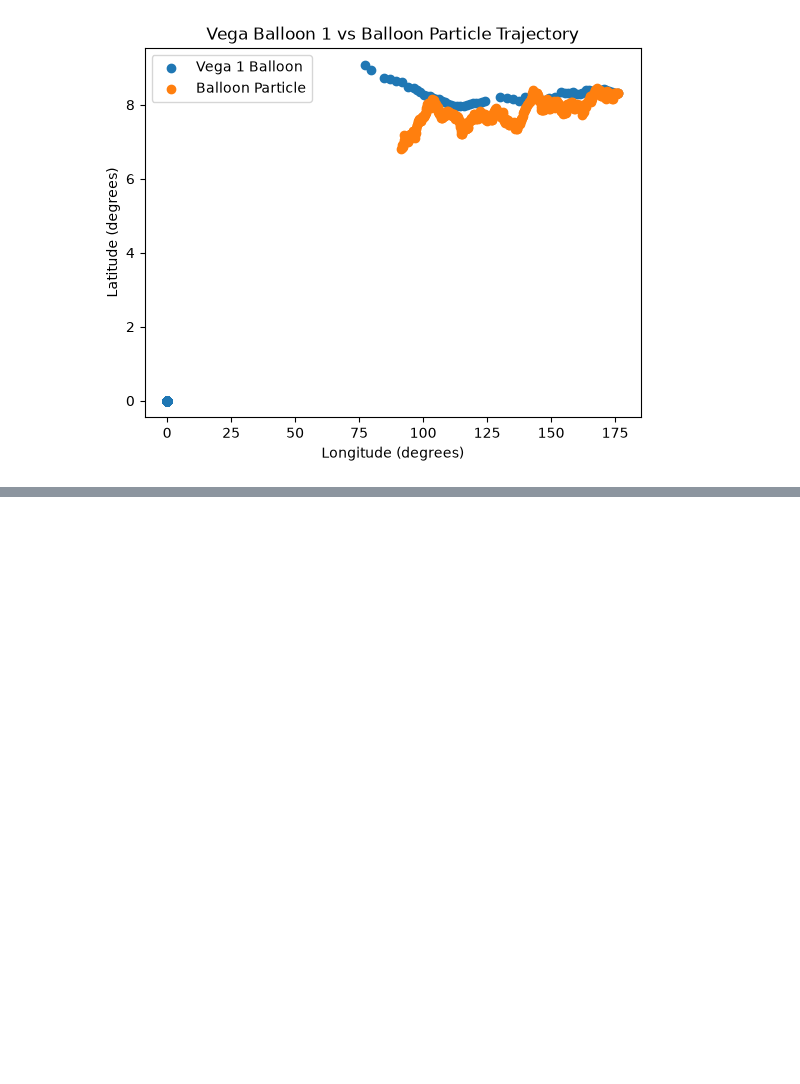
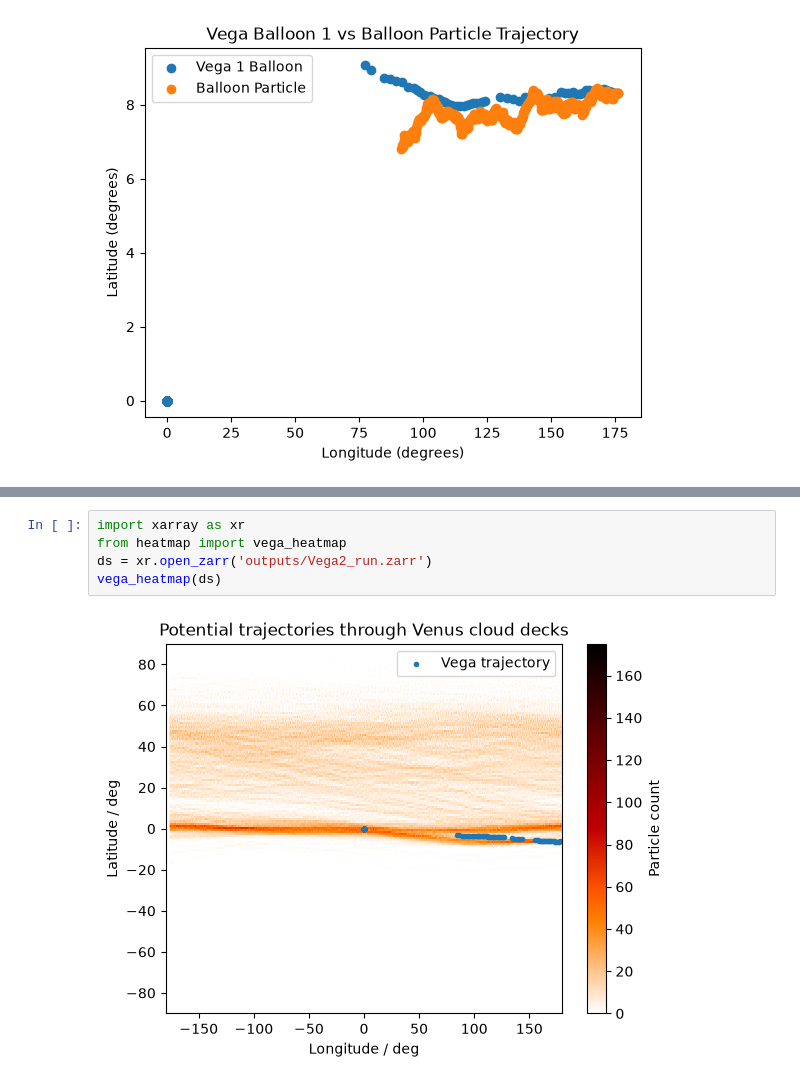
Before and after one commit to maureenjcohen/latraj, a Jupyter notebook: datasets.ipynb, the cells around one changed output, grey strips where cells are left out. Cells and saved outputs as stored; diff of their text form; blank space fills up the shorter version.

```diff
--- a/datasets.ipynb
+++ b/datasets.ipynb
@@ -106,0 +114,7 @@ plt.show()
+# %%
+import xarray as xr
+from heatmap import vega_heatmap
+ds = xr.open_zarr('outputs/Vega2_run.zarr')
+vega_heatmap(ds)
+# %% [output]
+[figure, added]
```
Also changed, not shown: parts of 3 cells of this notebook, 1 other file.
